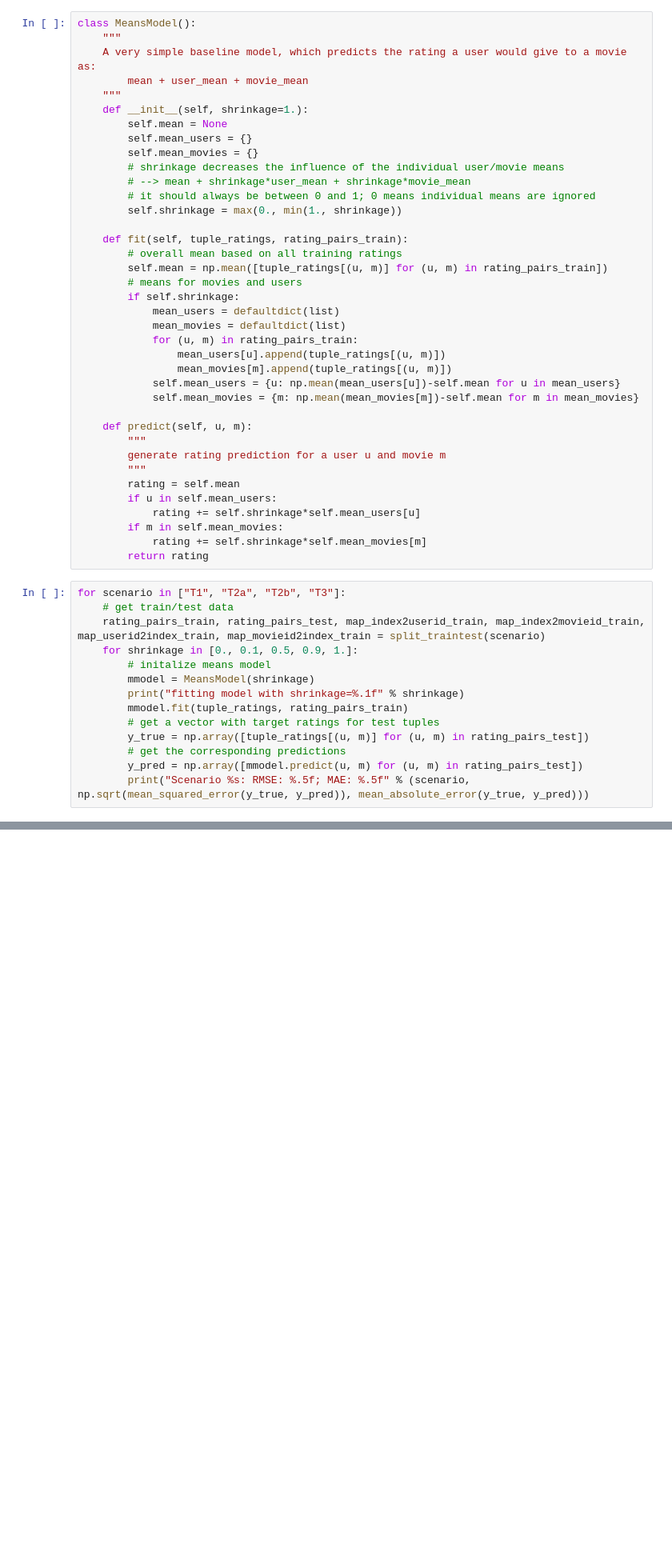
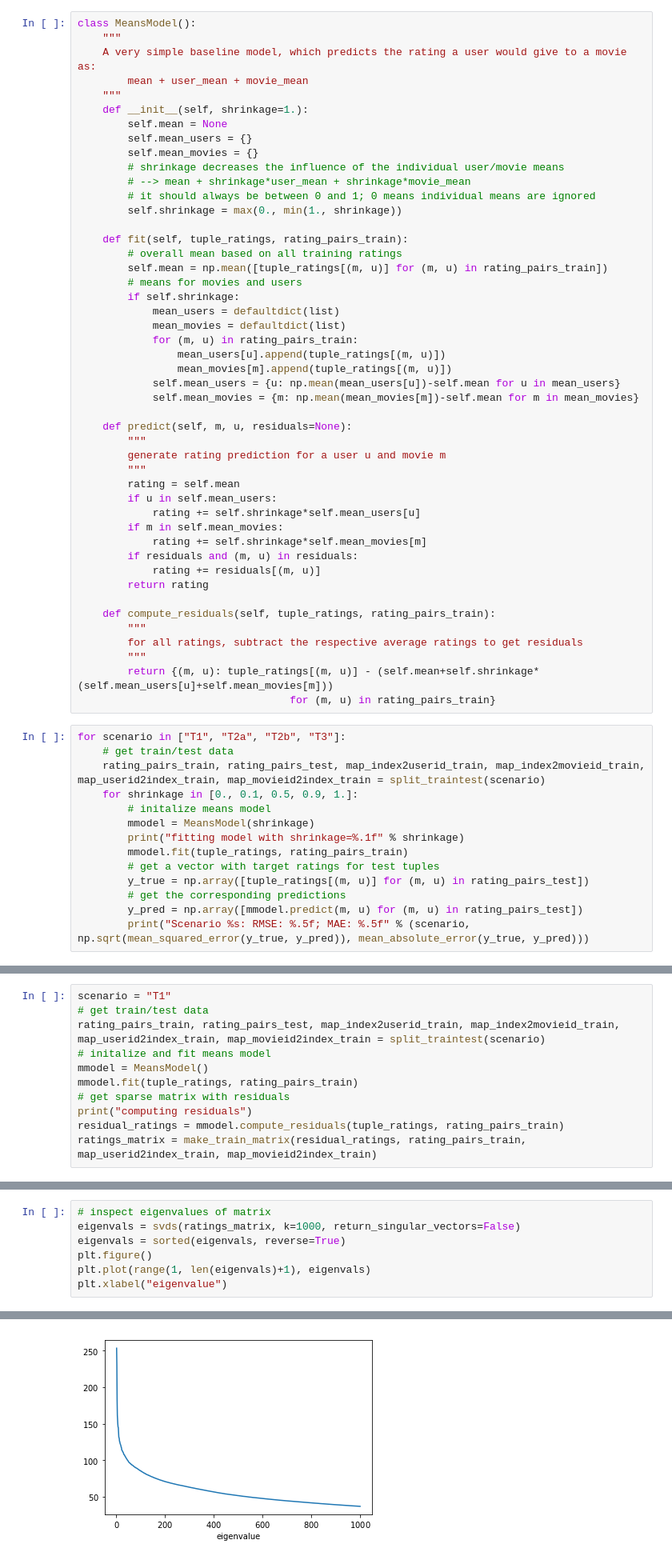
Before and after one commit to cod3licious/simec, a Jupyter notebook: matrix_factorization_in_practice.ipynb, the cells around one changed output, grey strips where cells are left out. Shown at 80% size. Cells and saved outputs as stored; diff of their text form; blank space fills up the shorter version.

```diff
--- a/matrix_factorization_in_practice.ipynb
+++ b/matrix_factorization_in_practice.ipynb
@@ -215,18 +224,18 @@ class MeansModel():
 
     def fit(self, tuple_ratings, rating_pairs_train):
         # overall mean based on all training ratings
-        self.mean = np.mean([tuple_ratings[(u, m)] for (u, m) in rating_pairs_train])
+        self.mean = np.mean([tuple_ratings[(m, u)] for (m, u) in rating_pairs_train])
         # means for movies and users
         if self.shrinkage:
             mean_users = defaultdict(list)
             mean_movies = defaultdict(list)
-            for (u, m) in rating_pairs_train:
-                mean_users[u].append(tuple_ratings[(u, m)])
-                mean_movies[m].append(tuple_ratings[(u, m)])
+            for (m, u) in rating_pairs_train:
+                mean_users[u].append(tuple_ratings[(m, u)])
+                mean_movies[m].append(tuple_ratings[(m, u)])
             self.mean_users = {u: np.mean(mean_users[u])-self.mean for u in mean_users}
             self.mean_movies = {m: np.mean(mean_movies[m])-self.mean for m in mean_movies}
 
-    def predict(self, u, m):
+    def predict(self, m, u, residuals=None):
         """
         generate rating prediction for a user u and movie m
         """
@@ -235,7 +244,16 @@ class MeansModel():
             rating += self.shrinkage*self.mean_users[u]
         if m in self.mean_movies:
             rating += self.shrinkage*self.mean_movies[m]
+        if residuals and (m, u) in residuals:
+            rating += residuals[(m, u)]
         return rating
+
+    def compute_residuals(self, tuple_ratings, rating_pairs_train):
+        """
+        for all ratings, subtract the respective average ratings to get residuals
+        """
+        return {(m, u): tuple_ratings[(m, u)] - (self.mean+self.shrinkage*(self.mean_users[u]+self.mean_movies[m]))
+                                  for (m, u) in rating_pairs_train}
 # %%
 for scenario in ["T1", "T2a", "T2b", "T3"]:
     # get train/test data
@@ -246,9 +264,9 @@ for scenario in ["T1", "T2a", "T2b", "T3"]:
         print("fitting model with shrinkage=%.1f" % shrinkage)
         mmodel.fit(tuple_ratings, rating_pairs_train)
         # get a vector with target ratings for test tuples
-        y_true = np.array([tuple_ratings[(u, m)] for (u, m) in rating_pairs_test])
+        y_true = np.array([tuple_ratings[(m, u)] for (m, u) in rating_pairs_test])
         # get the corresponding predictions
-        y_pred = np.array([mmodel.predict(u, m) for (u, m) in rating_pairs_test])
+        y_pred = np.array([mmodel.predict(m, u) for (m, u) in rating_pairs_test])
         print("Scenario %s: RMSE: %.5f; MAE: %.5f" % (scenario, np.sqrt(mean_squared_error(y_true, y_pred)), mean_absolute_error(y_true, y_pred)))
 # %% [output]
 generating train/test splits for scenario u'T1'
@@ -301,0 +289,11 @@ for i, e_dim in enumerate(e_dims):
+# %%
+scenario = "T1"
+# get train/test data
+rating_pairs_train, rating_pairs_test, map_index2userid_train, map_index2movieid_train, map_userid2index_train, map_movieid2index_train = split_traintest(scenario)
+# initalize and fit means model
+mmodel = MeansModel()
+mmodel.fit(tuple_ratings, rating_pairs_train)
+# get sparse matrix with residuals
+print("computing residuals")
+residual_ratings = mmodel.compute_residuals(tuple_ratings, rating_pairs_train)
+ratings_matrix = make_train_matrix(residual_ratings, rating_pairs_train, map_userid2index_train, map_movieid2index_train)
@@ -301,0 +305,8 @@ for i, e_dim in enumerate(e_dims):
+# %%
+# inspect eigenvalues of matrix
+eigenvals = svds(ratings_matrix, k=1000, return_singular_vectors=False)
+eigenvals = sorted(eigenvals, reverse=True)
+plt.figure()
+plt.plot(range(1, len(eigenvals)+1), eigenvals)
+plt.xlabel("eigenvalue")
+# %% [output]
@@ -301,0 +314 @@ for i, e_dim in enumerate(e_dims):
+[figure, added]
```
Also changed, not shown: parts of 11 cells of this notebook, 1 other file.
